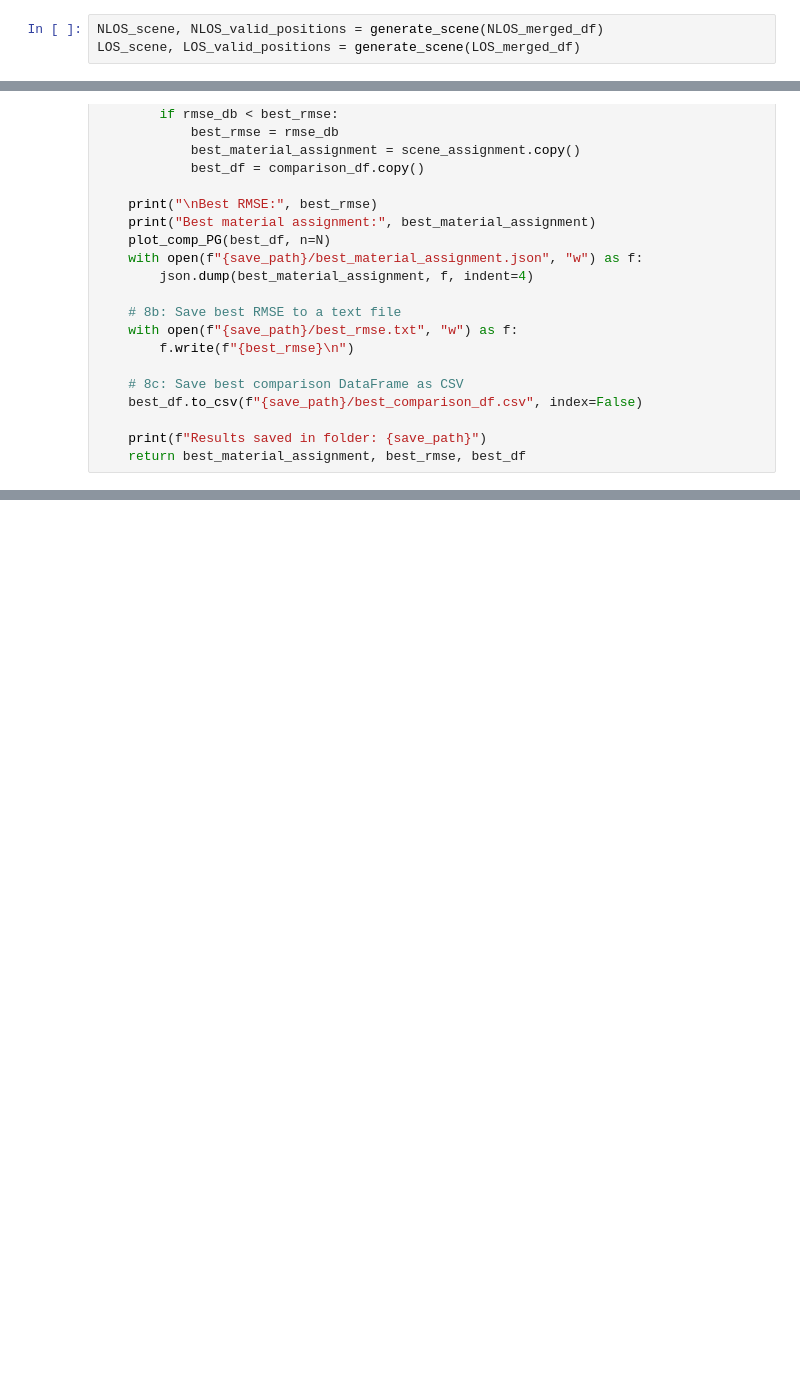
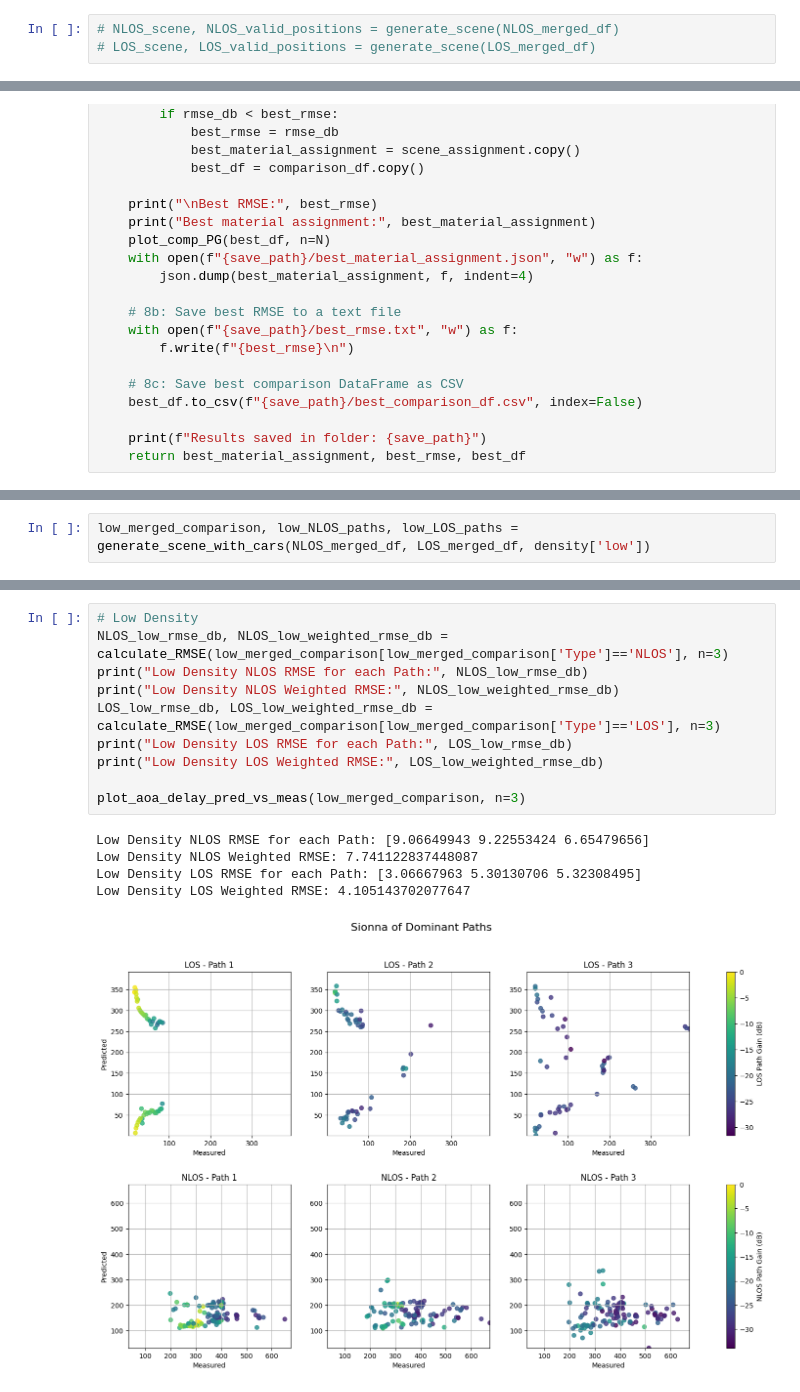
Before and after one commit to davidklee04/Sionna_Princeton, a Jupyter notebook: boulder_optimization_new.ipynb, the cells around one changed output, grey strips where cells are left out. Drawn from its saved outputs; the diff is of its cells as text; blank space fills up the shorter version.

```diff
--- a/boulder_optimization_new.ipynb
+++ b/boulder_optimization_new.ipynb
@@ -840,3 +767,3 @@ plot_aoa_delay_pred_vs_meas(merged_comparison_df_n, n=N)
 # %%
-NLOS_scene, NLOS_valid_positions = generate_scene(NLOS_merged_df)
-LOS_scene, LOS_valid_positions = generate_scene(LOS_merged_df)
+# NLOS_scene, NLOS_valid_positions = generate_scene(NLOS_merged_df)
+# LOS_scene, LOS_valid_positions = generate_scene(LOS_merged_df)
@@ -1206,0 +1152,2 @@ NameError: name 'generate_scene' is not defined
+# %%
+low_merged_comparison, low_NLOS_paths, low_LOS_paths = generate_scene_with_cars(NLOS_merged_df, LOS_merged_df, density['low'])
@@ -1206,0 +1264,16 @@ NameError: name 'generate_scene' is not defined
+# %%
+# Low Density
+NLOS_low_rmse_db, NLOS_low_weighted_rmse_db = calculate_RMSE(low_merged_comparison[low_merged_comparison['Type']=='NLOS'], n=3)
+print("Low Density NLOS RMSE for each Path:", NLOS_low_rmse_db)
+print("Low Density NLOS Weighted RMSE:", NLOS_low_weighted_rmse_db)
+LOS_low_rmse_db, LOS_low_weighted_rmse_db = calculate_RMSE(low_merged_comparison[low_merged_comparison['Type']=='LOS'], n=3)
+print("Low Density LOS RMSE for each Path:", LOS_low_rmse_db)
+print("Low Density LOS Weighted RMSE:", LOS_low_weighted_rmse_db)
+
+plot_aoa_delay_pred_vs_meas(low_merged_comparison, n=3)
+# %% [output]
+Low Density NLOS RMSE for each Path: [9.06649943 9.22553424 6.65479656]
+Low Density NLOS Weighted RMSE: 7.741122837448087
+Low Density LOS RMSE for each Path: [3.06667963 5.30130706 5.32308495]
+Low Density LOS Weighted RMSE: 4.105143702077647
+[figure, added]
```
Also changed, not shown: parts of 31 cells of this notebook.
